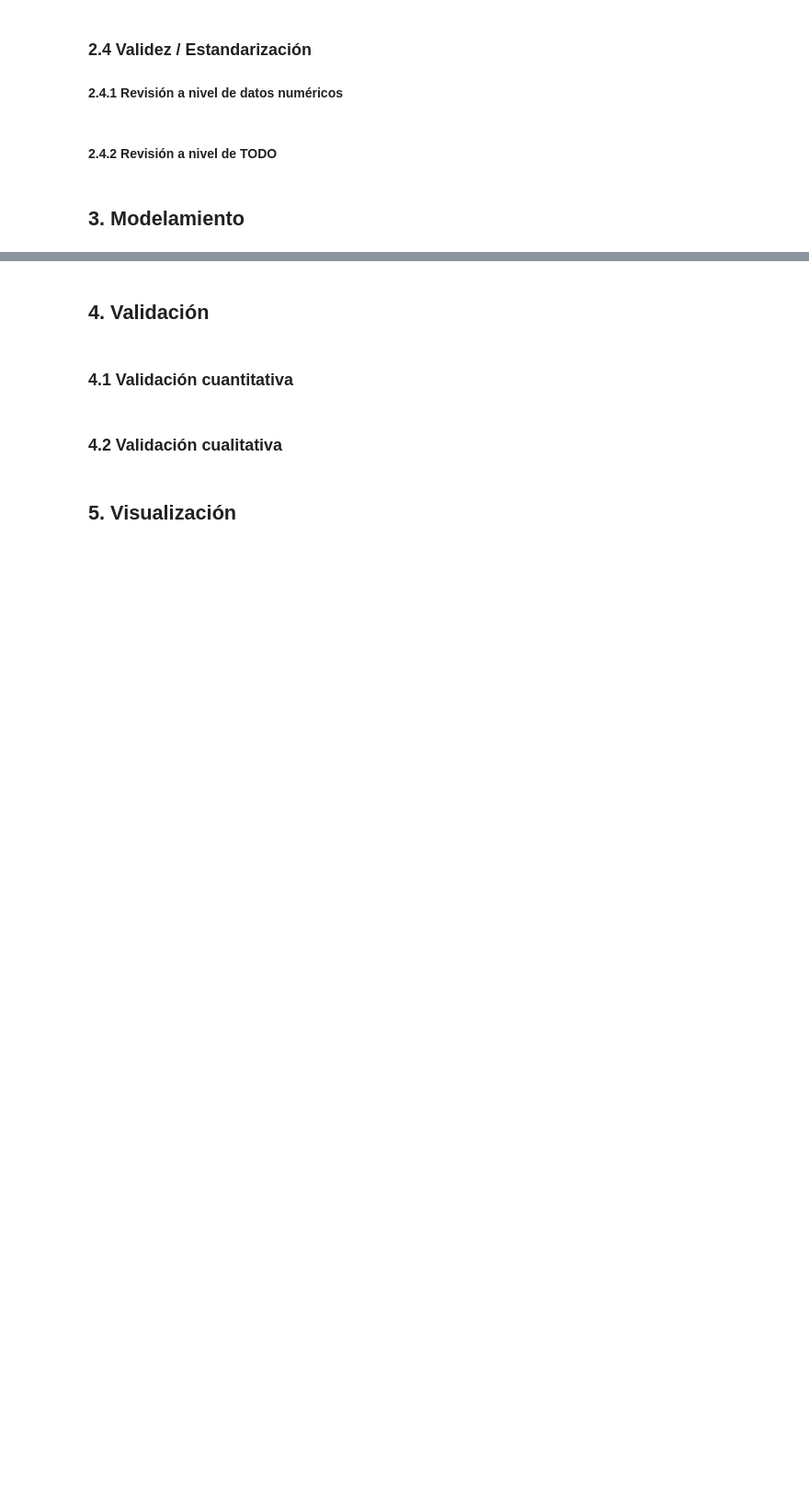
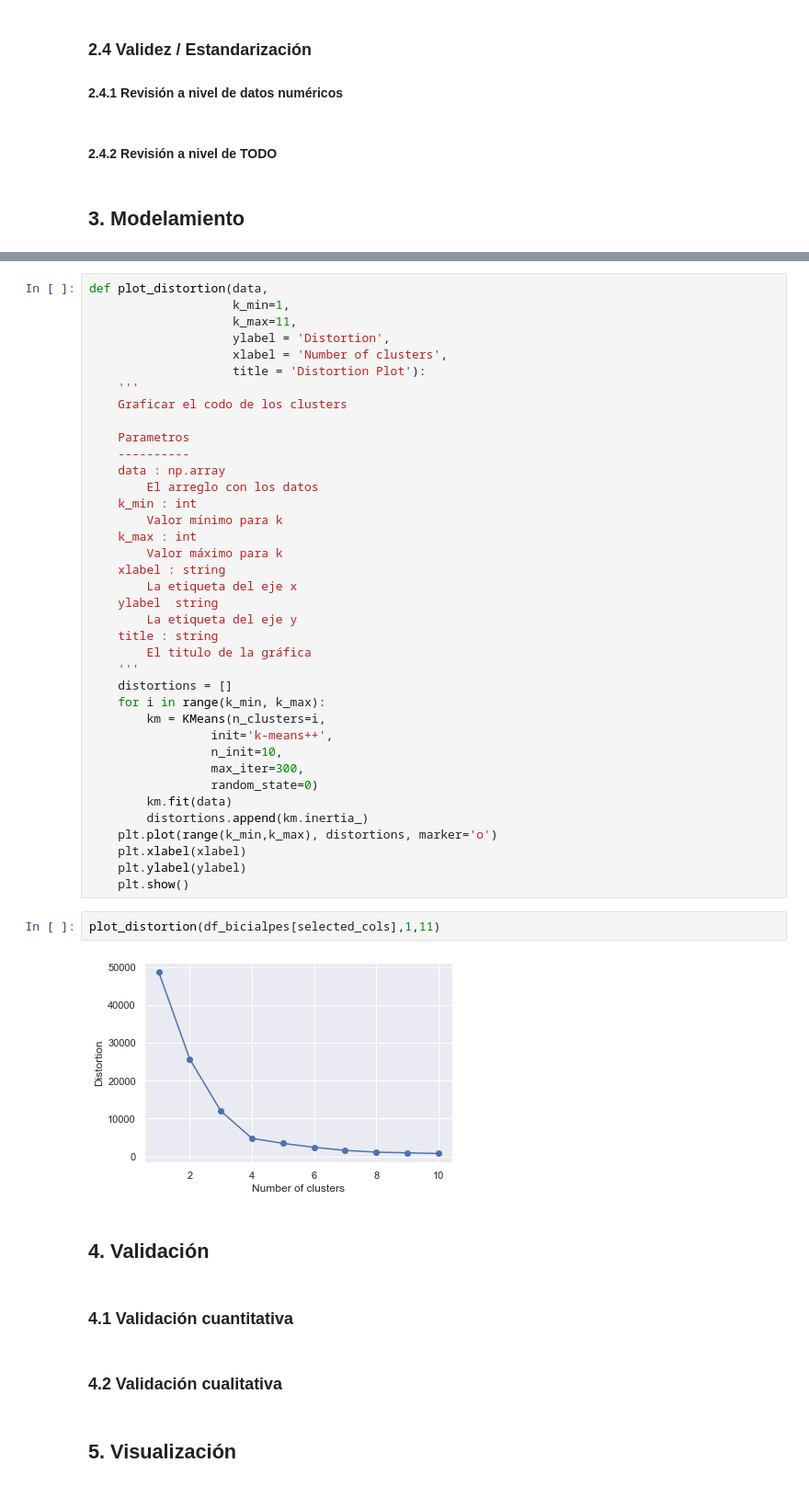
Before and after one commit to jjosorioc/ISIS3301-lab01-clustering, a Jupyter notebook: lab1.ipynb, the cells around one changed output, grey strips where cells are left out. Shown at 92% size. Cells and saved outputs as stored; diff of their text form; blank space fills up the shorter version.

```diff
--- a/lab1.ipynb
+++ b/lab1.ipynb
@@ -189,3 +265,45 @@ Para este caso, no importa si hay valores duplicados pues es posible que ocurra
+# %%
+def plot_distortion(data,
+                    k_min=1,
+                    k_max=11,
+                    ylabel = 'Distortion',
+                    xlabel = 'Number of clusters',
+                    title = 'Distortion Plot'):
+    '''
+    Graficar el codo de los clusters
+
+    Parametros
+    ----------
+    data : np.array
+        El arreglo con los datos
+    k_min : int
+        Valor mínimo para k
+    k_max : int
+        Valor máximo para k
+    xlabel : string
+        La etiqueta del eje x
+    ylabel  string
+        La etiqueta del eje y
+    title : string
+        El titulo de la gráfica
+    '''
+    distortions = []
+    for i in range(k_min, k_max):
+        km = KMeans(n_clusters=i,
+                 init='k-means++',
+                 n_init=10,
+                 max_iter=300,
+                 random_state=0)
+        km.fit(data)
+        distortions.append(km.inertia_)
+    plt.plot(range(k_min,k_max), distortions, marker='o')
+    plt.xlabel(xlabel)
+    plt.ylabel(ylabel)
+    plt.show()
+# %%
+plot_distortion(df_bicialpes[selected_cols],1,11)
+# %% [output]
+[figure, added]
 # %% [markdown]
 ## 4. Validación
 # %% [markdown]
```
Also changed, not shown: parts of 20 cells of this notebook.
